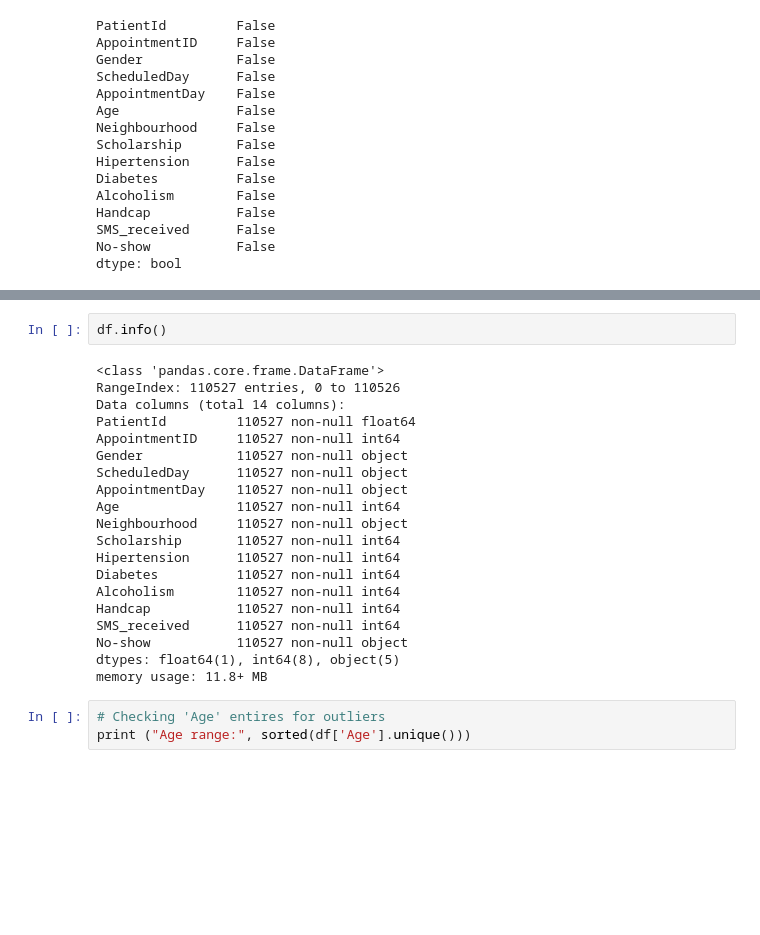
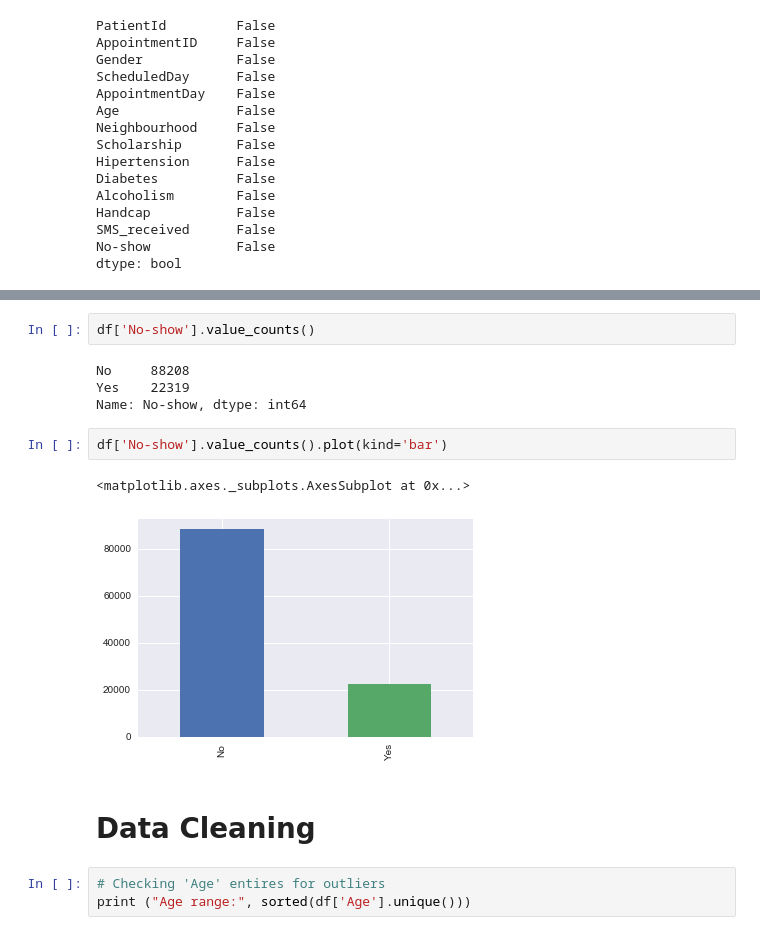
Before and after one commit to IreneFlorez/medical-data-analysis, a Jupyter notebook: Investigate_a_Dataset.ipynb, the cells around one changed output, grey strips where cells are left out. Drawn from its saved outputs; the diff is of its cells as text; blank space fills up the shorter version.

Commit message:
updated no_show handling

```diff
--- a/Investigate_a_Dataset.ipynb
+++ b/Investigate_a_Dataset.ipynb
@@ -94,28 +116,19 @@ df.describe()
 | 50% | 3.173184e+13 | 5.680573e+06 | 37.000000 | 0.000000 | 0.000000 | 0.000000 | 0.000000 | 0.000000 | ... |
 | 75% | 9.439172e+13 | 5.725524e+06 | 55.000000 | 0.000000 | 0.000000 | 0.000000 | 0.000000 | 0.000000 | ... |
 | max | 9.999816e+14 | 5.790484e+06 | 115.000000 | 1.000000 | 1.000000 | 1.000000 | 1.000000 | 4.000000 | ... |
-# %%
-df.info()
-# %% [output]
-<class 'pandas.core.frame.DataFrame'>
-RangeIndex: 110527 entries, 0 to 110526
-Data columns (total 14 columns):
-PatientId         110527 non-null float64
-AppointmentID     110527 non-null int64
-Gender            110527 non-null object
-ScheduledDay      110527 non-null object
-AppointmentDay    110527 non-null object
-Age               110527 non-null int64
-Neighbourhood     110527 non-null object
-Scholarship       110527 non-null int64
-Hipertension      110527 non-null int64
-Diabetes          110527 non-null int64
-Alcoholism        110527 non-null int64
-Handcap           110527 non-null int64
-SMS_received      110527 non-null int64
-No-show           110527 non-null object
-dtypes: float64(1), int64(8), object(5)
-memory usage: 11.8+ MB
+# %%
+df['No-show'].value_counts()
+# %% [output]
+No     88208
+Yes    22319
+Name: No-show, dtype: int64
+# %%
+df['No-show'].value_counts().plot(kind='bar')
+# %% [output]
+<matplotlib.axes._subplots.AxesSubplot at 0x...>
+[figure, added]
+# %% [markdown]
+# Data Cleaning
 # %%
 # Checking 'Age' entires for outliers
 print ("Age range:", sorted(df['Age'].unique()))
```
Also changed, not shown: parts of 37 cells of this notebook.
